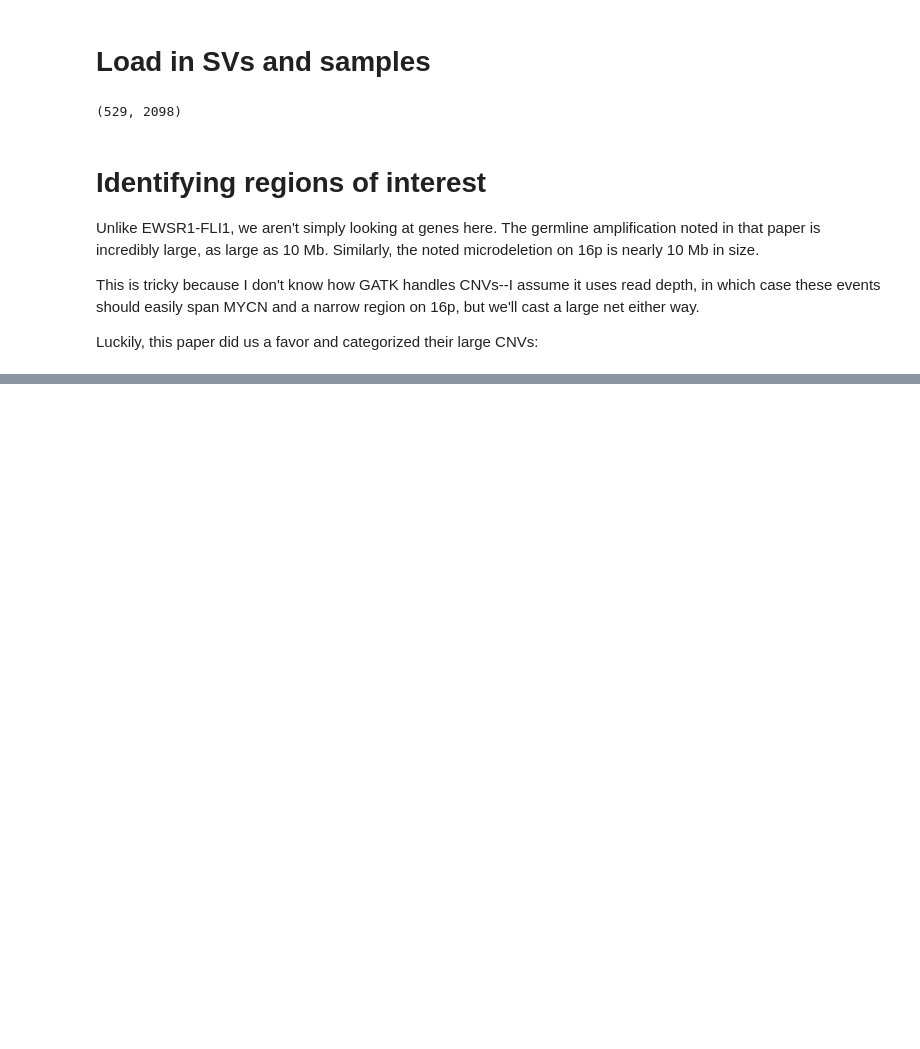
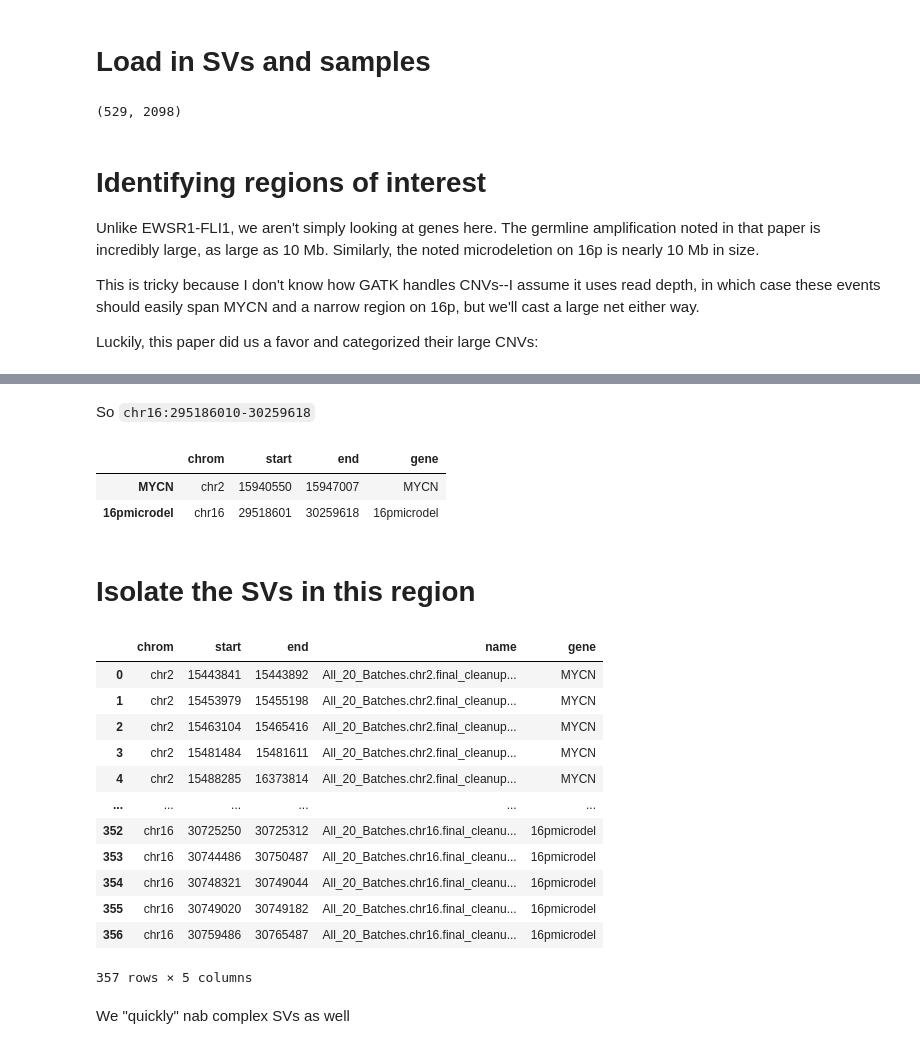
Before and after one commit to vanallenlab/ped_germline_SV, a Jupyter notebook: jett_analysis/pgsvs-mycn-16pdel-neuroblastoma.ipynb, the cells around one changed output, grey strips where cells are left out. Cells and saved outputs as stored; diff of their text form; code cells hidden in the pictures; blank space fills up the shorter version.

```diff
--- a/jett_analysis/pgsvs-mycn-16pdel-neuroblastoma.ipynb
+++ b/jett_analysis/pgsvs-mycn-16pdel-neuroblastoma.ipynb
@@ -100,0 +127,2 @@ large_nb_cnvs[large_nb_cnvs['Region'].str.contains('chr16') & (large_nb_cnvs['Cy
+# %% [markdown]
+So `chr16:295186010-30259618`
@@ -101,3 +139,11 @@ large_nb_cnvs[large_nb_cnvs['Region'].str.contains('chr16') & (large_nb_cnvs['Cy
+# %%
+gene_locs
+# %% [output]
+|  | chrom | start | end | gene |
+| MYCN | chr2 | 15940550 | 15947007 | MYCN |
+| 16pmicrodel | chr16 | 29518601 | 30259618 | 16pmicrodel |
+# %% [markdown]
+# Isolate the SVs in this region
 # %%
 # get 0.5 Mb on either side of the gene
 window_size = 1e6
@@ -125,3 +171,21 @@ svs_in_regions = svs_in_regions.to_dataframe()
 # drop unnecessary columns
 svs_in_regions = svs_in_regions.iloc[:, [0, 1, 2, 3, 7]].copy()
 svs_in_regions.columns = ["chrom", "start", "end", "name", "gene"]
+# %%
+svs_in_regions
+# %% [output]
+|  | chrom | start | end | name | gene |
+| 0 | chr2 | 15443841 | 15443892 | All_20_Batches.chr2.final_cleanup... | MYCN |
+| 1 | chr2 | 15453979 | 15455198 | All_20_Batches.chr2.final_cleanup... | MYCN |
+| 2 | chr2 | 15463104 | 15465416 | All_20_Batches.chr2.final_cleanup... | MYCN |
+| 3 | chr2 | 15481484 | 15481611 | All_20_Batches.chr2.final_cleanup... | MYCN |
+| 4 | chr2 | 15488285 | 16373814 | All_20_Batches.chr2.final_cleanup... | MYCN |
+| ... | ... | ... | ... | ... | ... |
+| 352 | chr16 | 30725250 | 30725312 | All_20_Batches.chr16.final_cleanu... | 16pmicrodel |
+| 353 | chr16 | 30744486 | 30750487 | All_20_Batches.chr16.final_cleanu... | 16pmicrodel |
+| 354 | chr16 | 30748321 | 30749044 | All_20_Batches.chr16.final_cleanu... | 16pmicrodel |
+| 355 | chr16 | 30749020 | 30749182 | All_20_Batches.chr16.final_cleanu... | 16pmicrodel |
+| 356 | chr16 | 30759486 | 30765487 | All_20_Batches.chr16.final_cleanu... | 16pmicrodel |
+357 rows × 5 columns
+# %% [markdown]
+We "quickly" nab complex SVs as well
```
Also changed, not shown: parts of 44 cells of this notebook, 4 other files.
